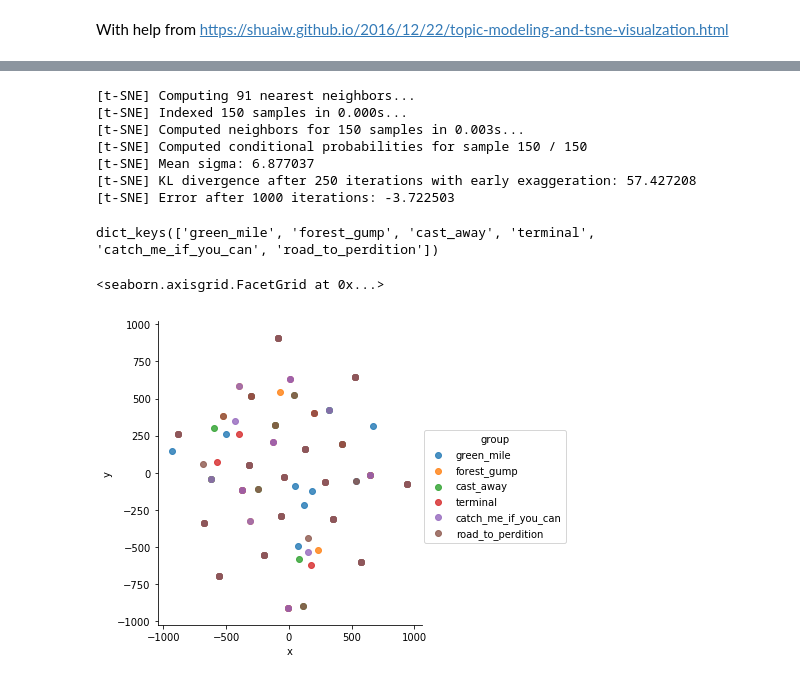
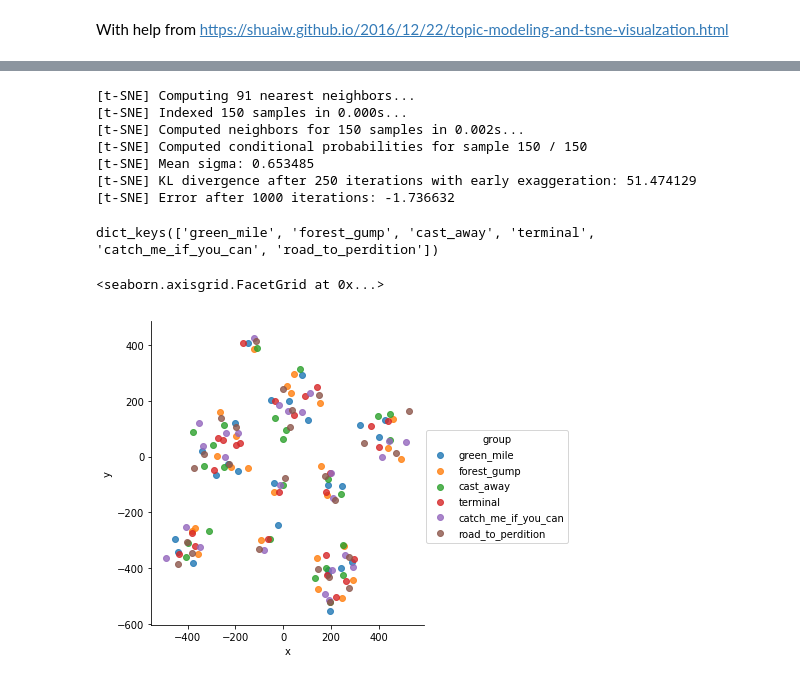
Before and after one commit to kjprice/smu-nlp, a Jupyter notebook: Final - Topic Modeling.ipynb, the cells around one changed output, grey strips where cells are left out. Cells and saved outputs as stored; diff of their text form; code cells hidden in the pictures.

Commit message:
seaborn scatter plot with jitter

```diff
--- a/Final - Topic Modeling.ipynb
+++ b/Final - Topic Modeling.ipynb
@@ -188,7 +188,7 @@ Inspired, in part by https://medium.com/mlreview/topic-modeling-with-scikit-lear
 # %%
 # Settings
 NUMBER_OF_FEATURES = 1000
-NUMBER_OF_TOPICS  = 10
+NUMBER_OF_TOPICS  = 12
 NUMBER_OF_TOP_WORDS = 10
 # %%
 # Helper function
@@ -271,13 +275,13 @@ tsne_model = TSNE(n_components=2, verbose=1, random_state=0, angle=.99, init='pc
 # %%
-tsne_lda = tsne_model.fit_transform(tf.toarray())
+tsne_lda = tsne_model.fit_transform(lda.transform(tf))
 # %% [output]
 [t-SNE] Computing 91 nearest neighbors...
 [t-SNE] Indexed 150 samples in 0.000s...
-[t-SNE] Computed neighbors for 150 samples in 0.003s...
+[t-SNE] Computed neighbors for 150 samples in 0.002s...
 [t-SNE] Computed conditional probabilities for sample 150 / 150
-[t-SNE] Mean sigma: 6.877037
-[t-SNE] KL divergence after 250 iterations with early exaggeration: 57.427208
-[t-SNE] Error after 1000 iterations: -3.722503
+[t-SNE] Mean sigma: 0.653485
+[t-SNE] KL divergence after 250 iterations with early exaggeration: 51.474129
+[t-SNE] Error after 1000 iterations: -1.736632
 # %%
 categories = review_home_urls.keys()
 # %%
@@ -293,10 +297,11 @@ dict_keys(['green_mile', 'forest_gump', 'cast_away', 'terminal', 'catch_me_if_yo
 x = pd.DataFrame({
     'x': tsne_lda[:, 0],
     'y': tsne_lda[:, 1],
-    'group': categories_vector
+    'group': categories_vector,
+    text: all_reviews
 })
 # %%
-sns.lmplot(x='x', y='y', fit_reg=False, data=x, hue='group')
+sns.lmplot(x='x', y='y', fit_reg=False, data=x, hue='group', x_jitter=40, y_jitter=40)
 # %% [output]
 <seaborn.axisgrid.FacetGrid at 0x...>
-[figure, old version]
+[figure, new version]
```
Also changed, not shown: parts of 5 cells of this notebook.
